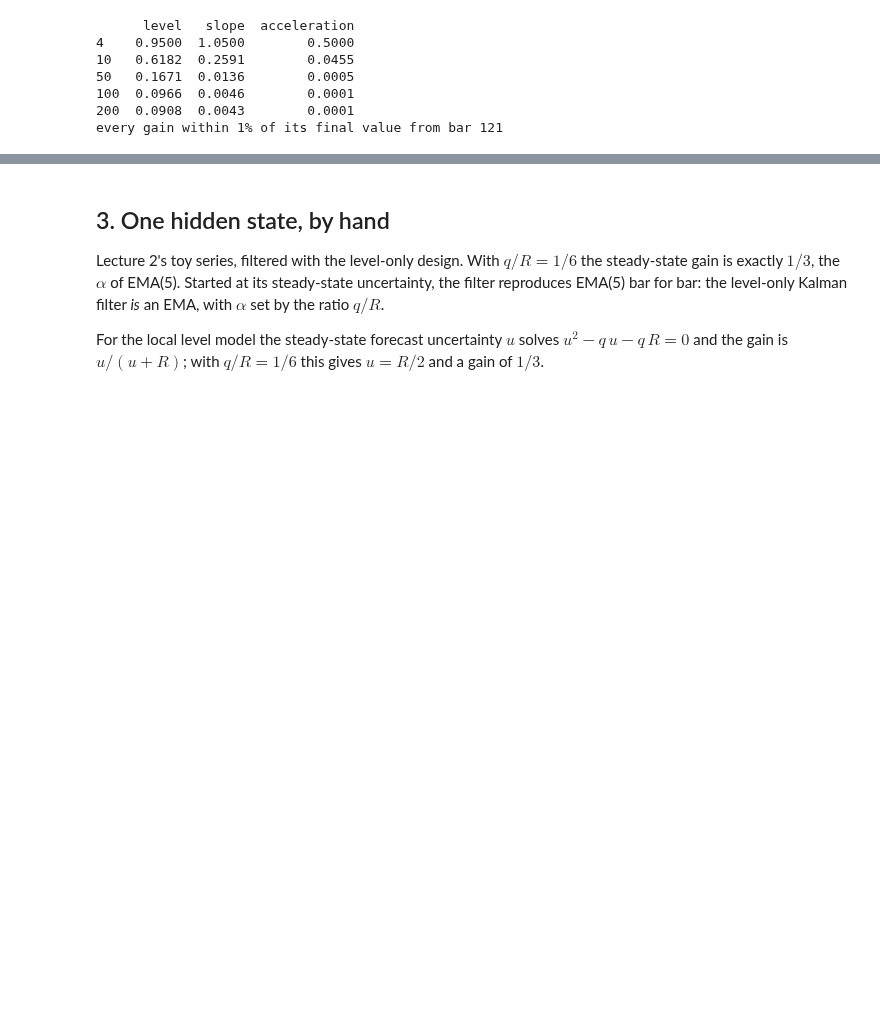
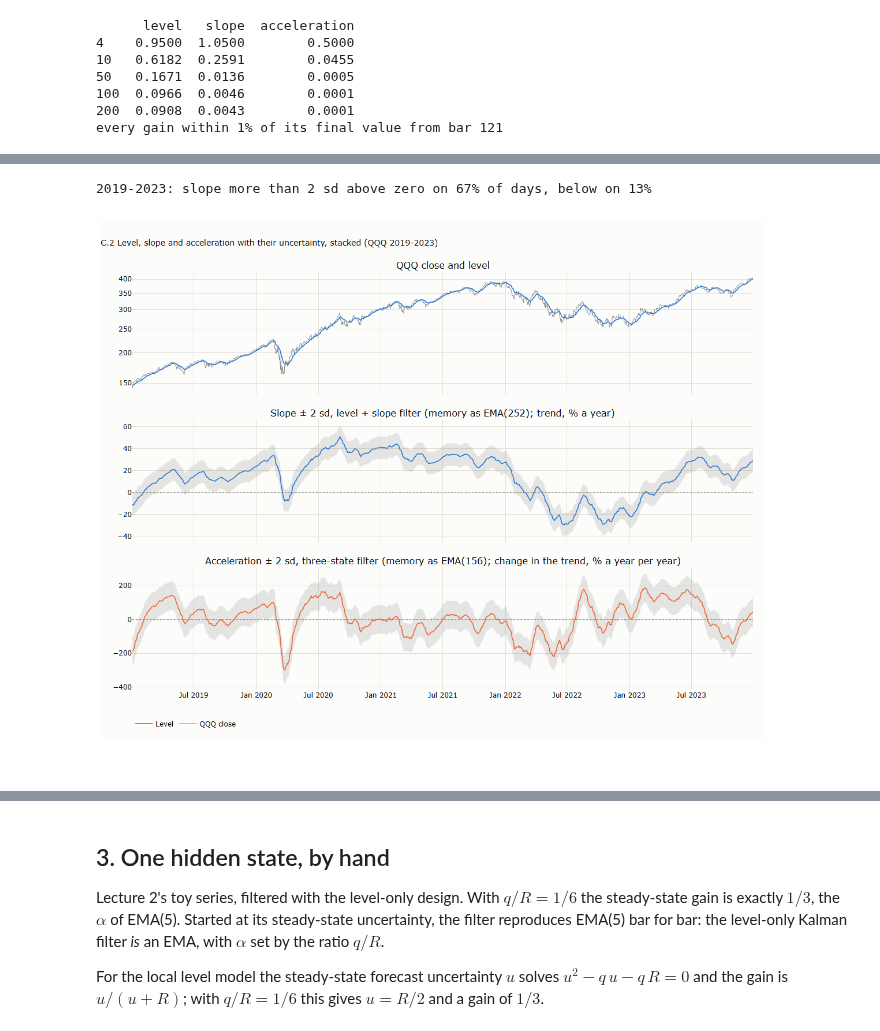
Before and after one commit to MaxGnesi/systematic-trading-notes, a Jupyter notebook: lectures/04-tracking-hidden-states/04_tracking_hidden_states.ipynb, the cells around one changed output, grey strips where cells are left out. Drawn from its saved outputs; the diff is of its cells as text; code cells hidden in the pictures; blank space fills up the shorter version.

```diff
--- a/lectures/04-tracking-hidden-states/04_tracking_hidden_states.ipynb
+++ b/lectures/04-tracking-hidden-states/04_tracking_hidden_states.ipynb
@@ -242,0 +326,22 @@ every gain within 1% of its final value from bar 121
+# %%
+# C.2 price, slope and acceleration, stacked
+fig = make_subplots(rows=3, cols=1, shared_xaxes=True, vertical_spacing=0.06,
+                    subplot_titles=("QQQ close and level", "Slope ± 2 sd, level + slope filter (memory as EMA(252); trend, % a year)", "Acceleration ± 2 sd, three-state filter (memory as EMA(156); change in the trend, % a year per year)"))
+fig.add_scatter(x=d, y=px[win], name="QQQ close", mode="lines", line=dict(width=1, color=MUTED), row=1, col=1)
+fig.add_scatter(x=d, y=np.exp(lvl[win]), name="Level", mode="lines", line=dict(width=1.6, color=SERIES[0]), row=1, col=1)
+for row, (v, sdv, scale, col) in ((2, (sl, sd_sl, 25200, SERIES[0])), (3, (acc, sd_acc, 25200 * 252, SERIES[1]))):
+    fig.add_scatter(x=d, y=scale * (v + 2 * sdv)[win], showlegend=False, mode="lines", line=dict(width=0), row=row, col=1)
+    fig.add_scatter(x=d, y=scale * (v - 2 * sdv)[win], showlegend=False, mode="lines", line=dict(width=0), fill="tonexty",
+                    fillcolor="rgba(120,120,120,0.18)", row=row, col=1)
+    fig.add_scatter(x=d, y=scale * v[win], showlegend=False, mode="lines", line=dict(width=1.6, color=col), row=row, col=1)
+    fig.add_hline(y=0, line=dict(width=1, color=MUTED, dash="dot"), row=row, col=1)
+fig.update_yaxes(type="log", row=1, col=1)
+fig.update_layout(title="C.2 Level, slope and acceleration with their uncertainty, stacked (QQQ 2019-2023)", height=900, width=1150,
+                  margin=dict(t=90, b=60), legend=dict(orientation="h", y=-0.06, x=0))
+save_figure(fig, "b_c02_slope_acceleration", FIG)
+pos = sl[win] > 2 * sd_sl[win]; neg = sl[win] < -2 * sd_sl[win]
+print(f"2019-2023: slope more than 2 sd above zero on {100 * pos.mean():.0f}% of days, below on {100 * neg.mean():.0f}%")
+fig
+# %% [output]
+2019-2023: slope more than 2 sd above zero on 67% of days, below on 13%
+[figure, added]
```
Also changed, not shown: parts of 4 cells of this notebook, 5 other files.
